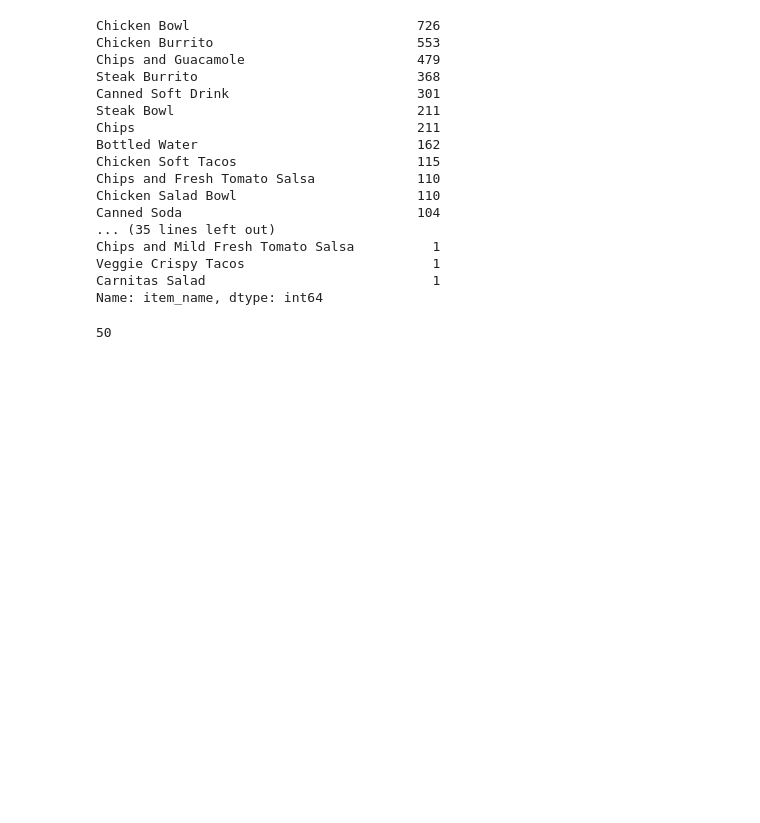
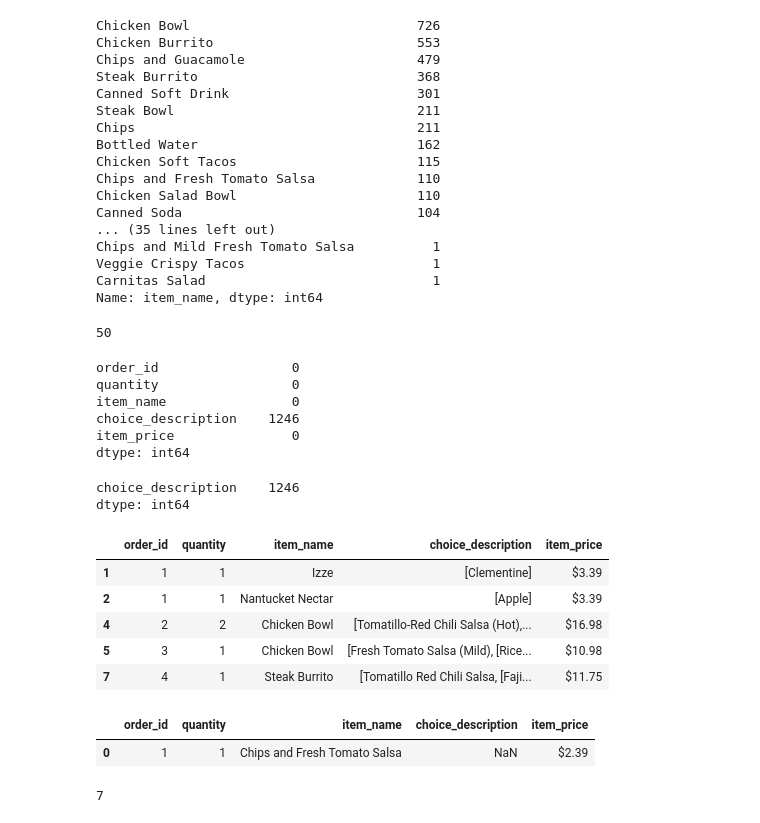
Before and after one commit to minhnhat2/data-science, a Jupyter notebook: pandas.ipynb, the cells around one changed output. Saved outputs shown, nothing was run; the diff lists cells and outputs as text; code cells hidden in the pictures; blank space fills up the shorter version.

```diff
--- a/pandas.ipynb
+++ b/pandas.ipynb
@@ -293,3 +283,52 @@ Name: item_name, dtype: int64
 df.item_name.value_counts().count() #hoặc df.item_name.nunique()
 # %% [output]
 50
+# %%
+# Kiểm tra dữ liệu có bao nhiêu giá trị null ở các cộtcột
+countNULL = df.isna().sum()
+countNULL
+# %% [output]
+order_id                 0
+quantity                 0
+item_name                0
+choice_description    1246
+item_price               0
+dtype: int64
+# %%
+# hiển thị dữ liệu các cột chứa NaN lớn hơn 0
+null_collumns = countNULL[countNULL > 0]
+null_collumns
+# %% [output]
+choice_description    1246
+dtype: int64
+# %%
+# Xóa NaN
+data_new = df.dropna(inplace=False)
+data_new.head(5)
+# %% [output]
+|  | order_id | quantity | item_name | choice_description | item_price |
+| 1 | 1 | 1 | Izze | [Clementine] | $3.39 |
+| 2 | 1 | 1 | Nantucket Nectar | [Apple] | $3.39 |
+| 4 | 2 | 2 | Chicken Bowl | [Tomatillo-Red Chili Salsa (Hot),... | $16.98 |
+| 5 | 3 | 1 | Chicken Bowl | [Fresh Tomato Salsa (Mild), [Rice... | $10.98 |
+| 7 | 4 | 1 | Steak Burrito | [Tomatillo Red Chili Salsa, [Faji... | $11.75 |
+# %%
+import pandas as pd
+import numpy as np
+
+df = pd.read_csv("https://raw.githubusercontent.com/CodexploreRepo/data-science/main/Code/A2_Pandas/P1_Getting_Knowing_Data/chipotle.tsv",sep="\t")
+df.head(1)
+# %% [output]
+|  | order_id | quantity | item_name | choice_description | item_price |
+| 0 | 1 | 1 | Chips and Fresh Tomato Salsa | NaN | $2.39 |
+# %%
+# Tính mean, median, mode
+df.item_price=df.item_price.apply(lambda x : float(x.replace('$','')))
+mean_price = int(df['item_price'].mean())
+mean_price
+mode_price = int(df['item_price'].mean())
+mode_price
+median_quantity = int(df['item_price'].mean())
+median_quantity
+# %% [output]
+7
```
Also changed, not shown: parts of 5 cells of this notebook.
